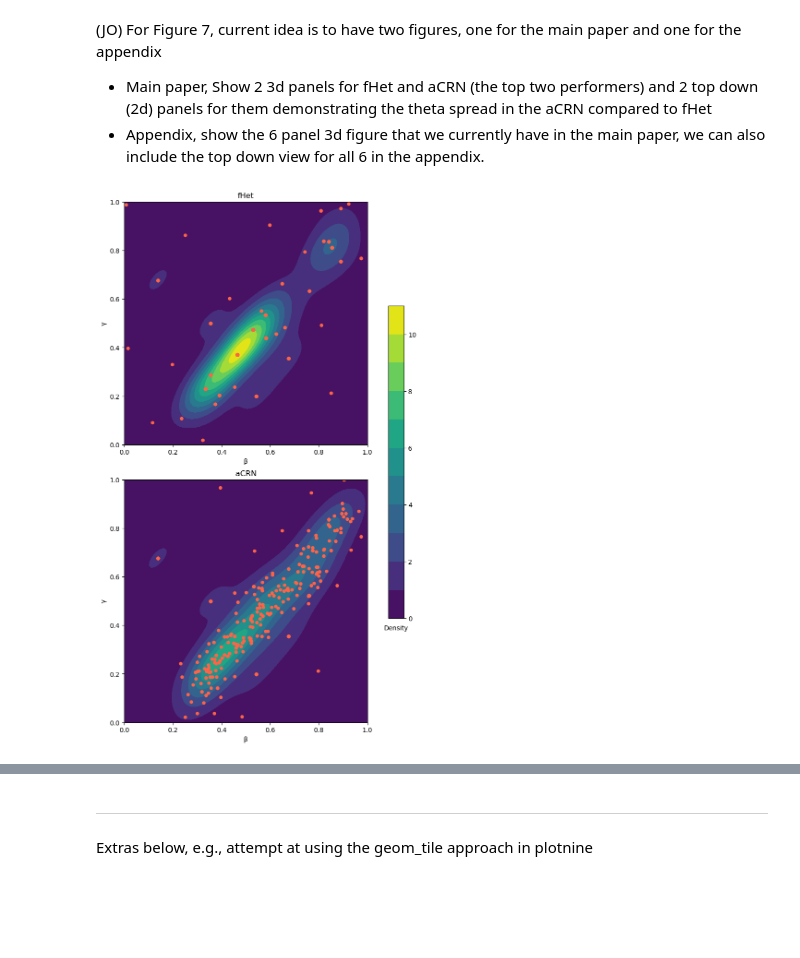
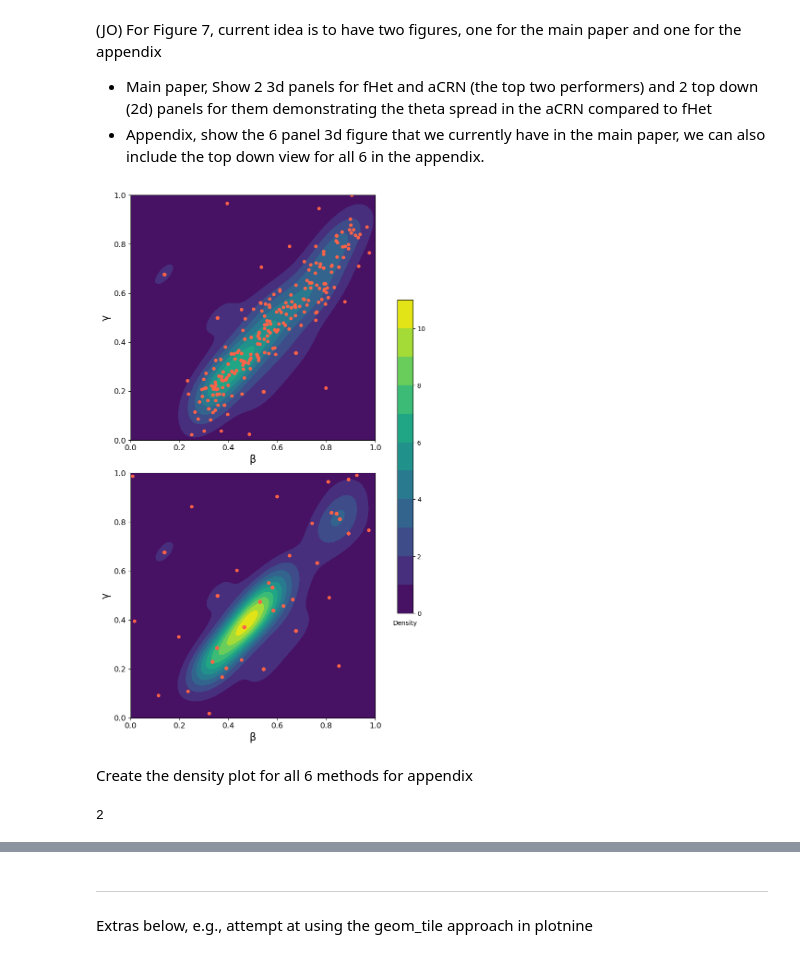
Before and after one commit to emews/adaptiveTS, a Jupyter notebook: notebook/simulation_experiment_figures/search_space.ipynb, the cells around one changed output, grey strips where cells are left out. Saved outputs shown, nothing was run; the diff lists cells and outputs as text; code cells hidden in the pictures; blank space fills up the shorter version.

```diff
--- a/notebook/simulation_experiment_figures/search_space.ipynb
+++ b/notebook/simulation_experiment_figures/search_space.ipynb
@@ -43,12 +43,20 @@ fig = make_subplots(
     vertical_spacing=0
 )
 
+# camera = dict(
+#     eye=dict(x=1.7,   # out to the right
+#              y=-1.2,  # pulled forward
+#              z=0.9),  # lifted up
+#     up=dict(x=0, y=0, z=1)  # ensure “up” is along the z–axis
+# )
 camera = dict(
-    eye=dict(x=1.7,   # out to the right
-             y=-1.2,  # pulled forward
+    eye=dict(x=1,   # out to the right
+             y=-2.2,  # pulled forward
              z=0.9),  # lifted up
     up=dict(x=0, y=0, z=1)  # ensure “up” is along the z–axis
 )
+
+
 
 # Prepare the plane at x = 10, over p1,p2 ∈ [0,1]
 x0 = 10
@@ -73,7 +81,7 @@ for i, methods in enumerate(all_methods, start=1):
         if method.endswith("Het"):
             range_max = dfx[rep_val].max()
         else:
-            range_max = 35
+            range_max = 55
 
         gt_x = np.linspace(0,range_max)
         gt_y = np.full_like(gt_x,ground_truth["p1"])
@@ -146,8 +154,8 @@ for i, methods in enumerate(all_methods, start=1):
                 # x-axis (num_replicates), descending
                 xaxis=dict(
                     range=[range_max, -1],
-                    title='r',
-                    showgrid=False,    # no grid‐planes
+                    title='replicate',
+                    showgrid=True,    # no grid‐planes
                     zeroline=False,    # no zero‐plane
                     showline=True,     # draw the axis line
                     mirror=True,       # mirror that line on the opposite side of the box
@@ -168,7 +176,8 @@ for i, methods in enumerate(all_methods, start=1):
                     linewidth=2,
                     linecolor='black',
                     showticklabels=False,
-                    backgroundcolor='white'
+                    backgroundcolor='white',
+                    tickfont = dict(size=14)
 
                 ),
                 # z-axis (p2)
@@ -188,6 +197,8 @@ for i, methods in enumerate(all_methods, start=1):
             ),
             row=i, col=j
         )
+
+
 
 annos = []
 for i, methods in enumerate(all_methods):
@@ -214,6 +225,7 @@ fig.update_layout(
 )
 
 
+
 fig.show()
 # %% [markdown]
 (JO) For Figure 7, current idea is to have two figures, one for the main paper and one for the appendix
@@ -246,7 +260,7 @@ fig = plot_single_3d(dfx, method=method, width=660, height = 800, outfile=method
 # Create the figure and subplots
 fig, axes = plt.subplots(2, 1, figsize=(8, 12), constrained_layout=True)
 
-methods = ['fHet', 'aCRN']
+methods = ['aCRN', 'fHet']
 
 for i, method in enumerate(methods):
 
@@ -263,34 +277,41 @@ for i, method in enumerate(methods):
     kde = gaussian_kde(xy)
 
     # Create a grid for the contour plot
     x_grid, y_grid = np.meshgrid(
         np.linspace(0, 1, 100),  # Set x limits from 0 to 1
         np.linspace(0, 1, 100)   # Set y limits from 0 to 1
     )
 
 
     # Evaluate the density on the grid
     z = kde(np.vstack([x_grid.ravel(), y_grid.ravel()])).reshape(x_grid.shape)
     # Define fixed density levels for the contour plot
     density_levels = np.linspace(0, 11, 12)  # 12 fixed levels
 
     # Create the contour plot
     # axes[i].figure(figsize=(8, 6))
     p = axes[i].contourf(x_grid, y_grid, z, levels=density_levels, cmap='viridis', )
     # axes[i].legend()
     # plt.colorbar(label='Density')
     # plt.colorbar()
     axes[i].scatter(x, y, s=20, color='tomato', alpha=1, label='Data Points')
-    axes[i].set_xlabel('β')
-    axes[i].set_ylabel('γ')
-    axes[i].set_title(method)
+    axes[i].set_xlabel('β', fontsize=16)
+    axes[i].set_ylabel('γ', fontsize=16)
+    # axes[i].set_title(method)
     axes[i].set_aspect('equal', 'box')
+    axes[i].tick_params(axis='both', which='major', labelsize=12)
 
 
 cbar = fig.colorbar(p, ax=axes[:], shrink=0.6)
 cbar.ax.set_xlabel('Density', labelpad=10)
 
 plt.savefig("density_pair.png")
 plt.show()
 # %% [output]
-[figure, old version]
+[figure, new version]
+# %% [markdown]
+Create the density plot for all 6 methods for appendix
+# %%
+5 % 3
+# %% [output]
+2
```
Also changed, not shown: parts of 9 cells of this notebook, 9 other files.
